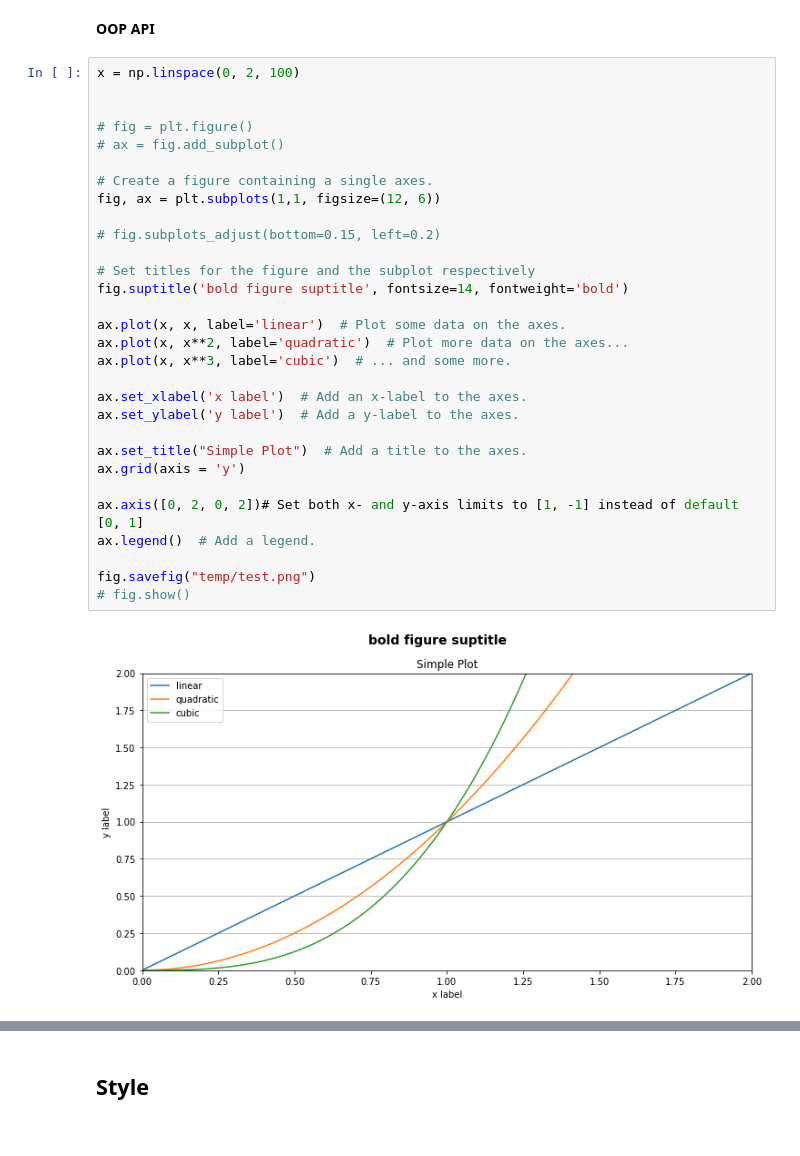
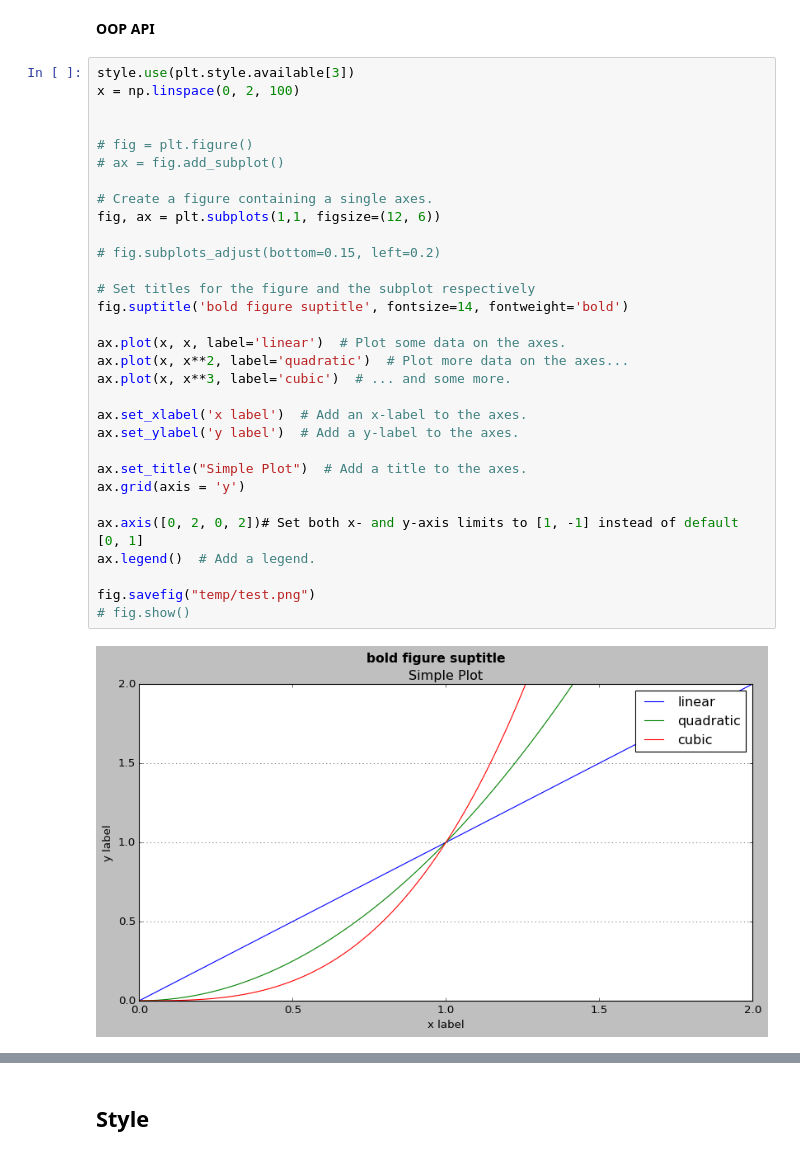
Before and after one commit to KSunnySinghRajput/Ai, a Jupyter notebook: 1.DataScience/3.a.Matplotlib-Intro.ipynb, the cells around one changed output, grey strips where cells are left out. Drawn from its saved outputs; the diff is of its cells as text.

```diff
--- a/1.DataScience/3.a.Matplotlib-Intro.ipynb
+++ b/1.DataScience/3.a.Matplotlib-Intro.ipynb
@@ -89,37 +91,38 @@ plt.show()
 # %% [markdown]
 **OOP API**
 # %%
+style.use(plt.style.available[3])
 x = np.linspace(0, 2, 100)
 
 
 # fig = plt.figure()
 # ax = fig.add_subplot()
 
 # Create a figure containing a single axes.
 fig, ax = plt.subplots(1,1, figsize=(12, 6))
 
 # fig.subplots_adjust(bottom=0.15, left=0.2)
 
 # Set titles for the figure and the subplot respectively
 fig.suptitle('bold figure suptitle', fontsize=14, fontweight='bold')
 
 ax.plot(x, x, label='linear')  # Plot some data on the axes.
 ax.plot(x, x**2, label='quadratic')  # Plot more data on the axes...
 ax.plot(x, x**3, label='cubic')  # ... and some more.
 
 ax.set_xlabel('x label')  # Add an x-label to the axes.
 ax.set_ylabel('y label')  # Add a y-label to the axes.
 
 ax.set_title("Simple Plot")  # Add a title to the axes.
 ax.grid(axis = 'y')
 
 ax.axis([0, 2, 0, 2])# Set both x- and y-axis limits to [1, -1] instead of default [0, 1]
 ax.legend()  # Add a legend.
 
 fig.savefig("temp/test.png")
 # fig.show()
 # %% [output]
-[figure, old version]
+[figure, new version]
 # %%
 
 x = np.arange(0, 22/7*2, 0.05)
```
Also changed, not shown: parts of 26 cells of this notebook, 14 other files.
